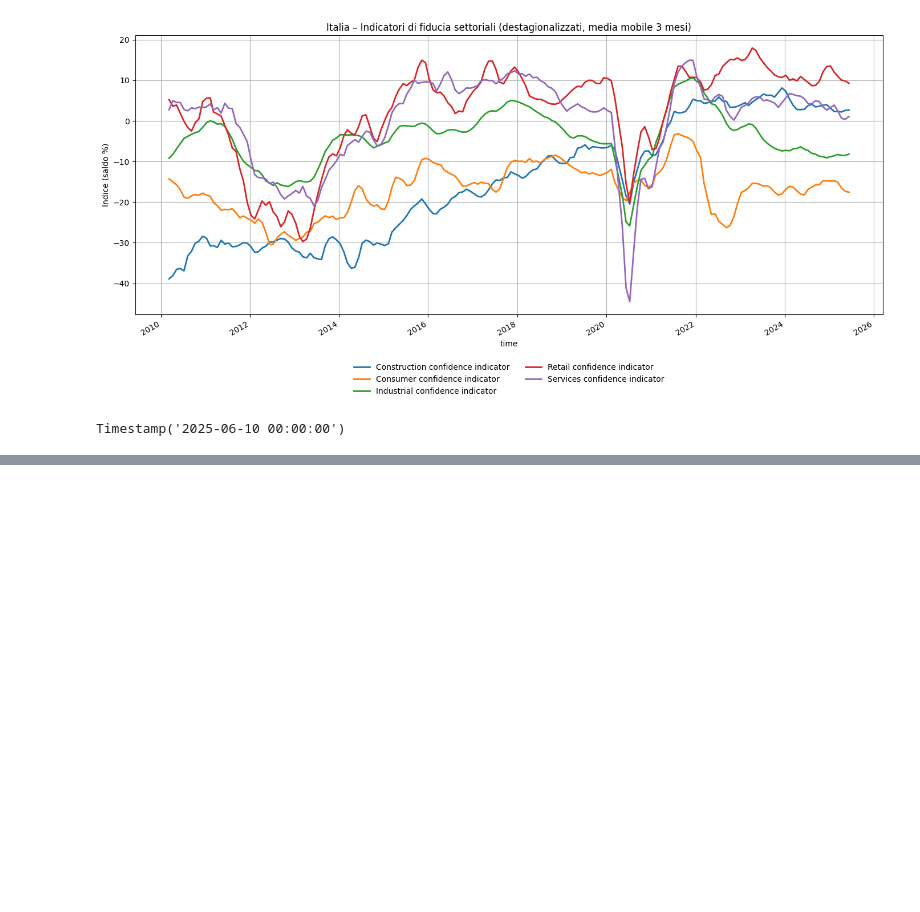
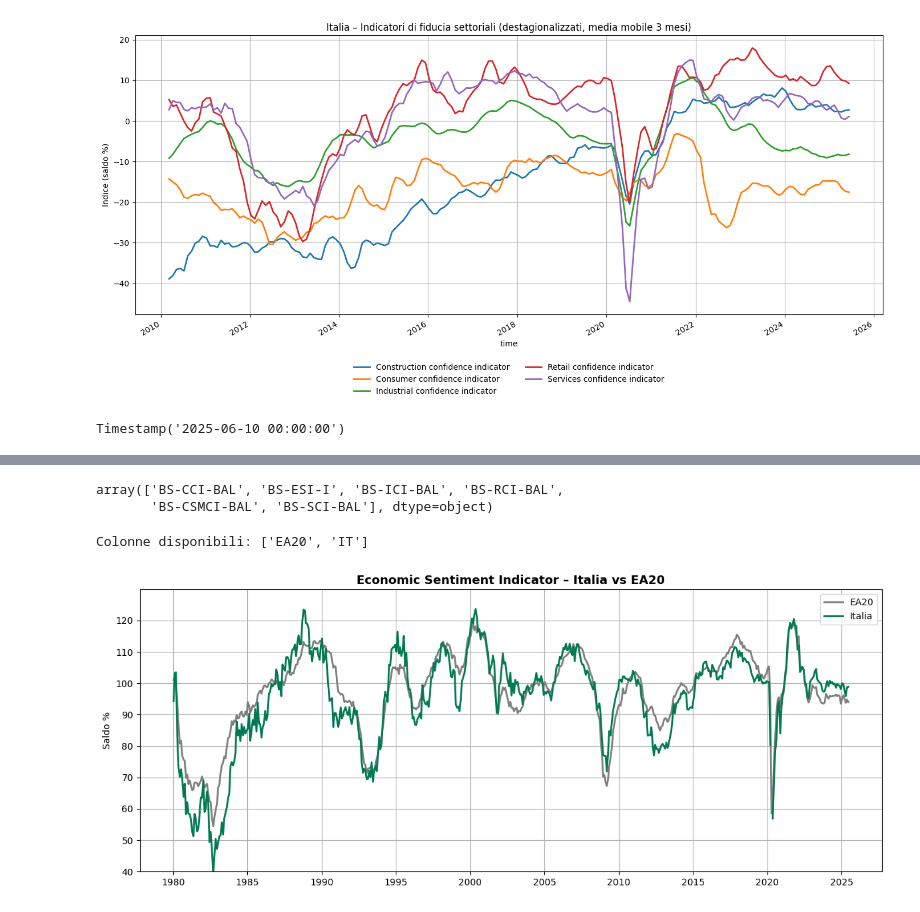
Before and after one commit to paolovolterra/test, a Jupyter notebook: Eurostat/codice/20250710_Eurostat_fiducia.ipynb, the cells around one changed output, grey strips where cells are left out. Cells and saved outputs as stored; diff of their text form; code cells hidden in the pictures; blank space fills up the shorter version.

```diff
--- a/Eurostat/codice/20250710_Eurostat_fiducia.ipynb
+++ b/Eurostat/codice/20250710_Eurostat_fiducia.ipynb
@@ -40,7 +45,7 @@ df = fetch_eurostat_data("EI_BSSI_M_R2", {
 # %%
 # filtri
 df = df[df["indic_code"] != "BS-ESI-I"]
-df = df[df['time'] > '2010-01-01']
+df = df[df['time'] > '2020-01-01']
 # %%
 # 1. Filtro solo Italia
 df_it = df[df["geo_code"] == "IT"]
@@ -136,0 +152,40 @@ plt.show()
+# %%
+df['indic_code'].unique()
+# %% [output]
+array(['BS-CCI-BAL', 'BS-ESI-I', 'BS-ICI-BAL', 'BS-RCI-BAL',
+       'BS-CSMCI-BAL', 'BS-SCI-BAL'], dtype=object)
+# %%
+import pandas as pd
+import matplotlib.pyplot as plt
+
+# Pulizia preventiva (se non già fatta)
+df['geo_code'] = df['geo_code'].str.strip().str.upper()
+
+# Filtro per l’indicatore composito
+df_esi = df[df['indic_code'] == 'BS-ESI-I'].copy()
+
+# Pivot: righe = tempo, colonne = geo_code (IT, EA20)
+df_pivot = df_esi.pivot(index='time', columns='geo_code', values='value')
+
+# Controllo colonne disponibili
+print("Colonne disponibili:", df_pivot.columns.tolist())
+
+# Se sono presenti 'IT' ed 'EA20', si procede con il grafico
+if 'IT' in df_pivot.columns and 'EA20' in df_pivot.columns:
+    plt.figure(figsize=(12, 5))
+    plt.plot(df_pivot.index, df_pivot['EA20'], label='EA20', color='#7F7F7F', linewidth=2)
+    plt.plot(df_pivot.index, df_pivot['IT'], label='Italia', color='#007A53', linewidth=2)
+    plt.axhline(0, linestyle='--', color='gray')
+    plt.title("Economic Sentiment Indicator – Italia vs EA20", fontsize=13, fontweight='bold')
+    plt.ylabel("Saldo %")
+    plt.ylim(bottom=40)
+    #plt.xlabel("Tempo")
+    plt.grid(True)
+    plt.legend()
+    plt.tight_layout()
+    plt.show()
+else:
+    print("Attenzione: manca IT o EA20 nel DataFrame.")
+# %% [output]
+Colonne disponibili: ['EA20', 'IT']
+[figure, added]
```
Also changed, not shown: parts of 10 cells of this notebook, 30 other files.
